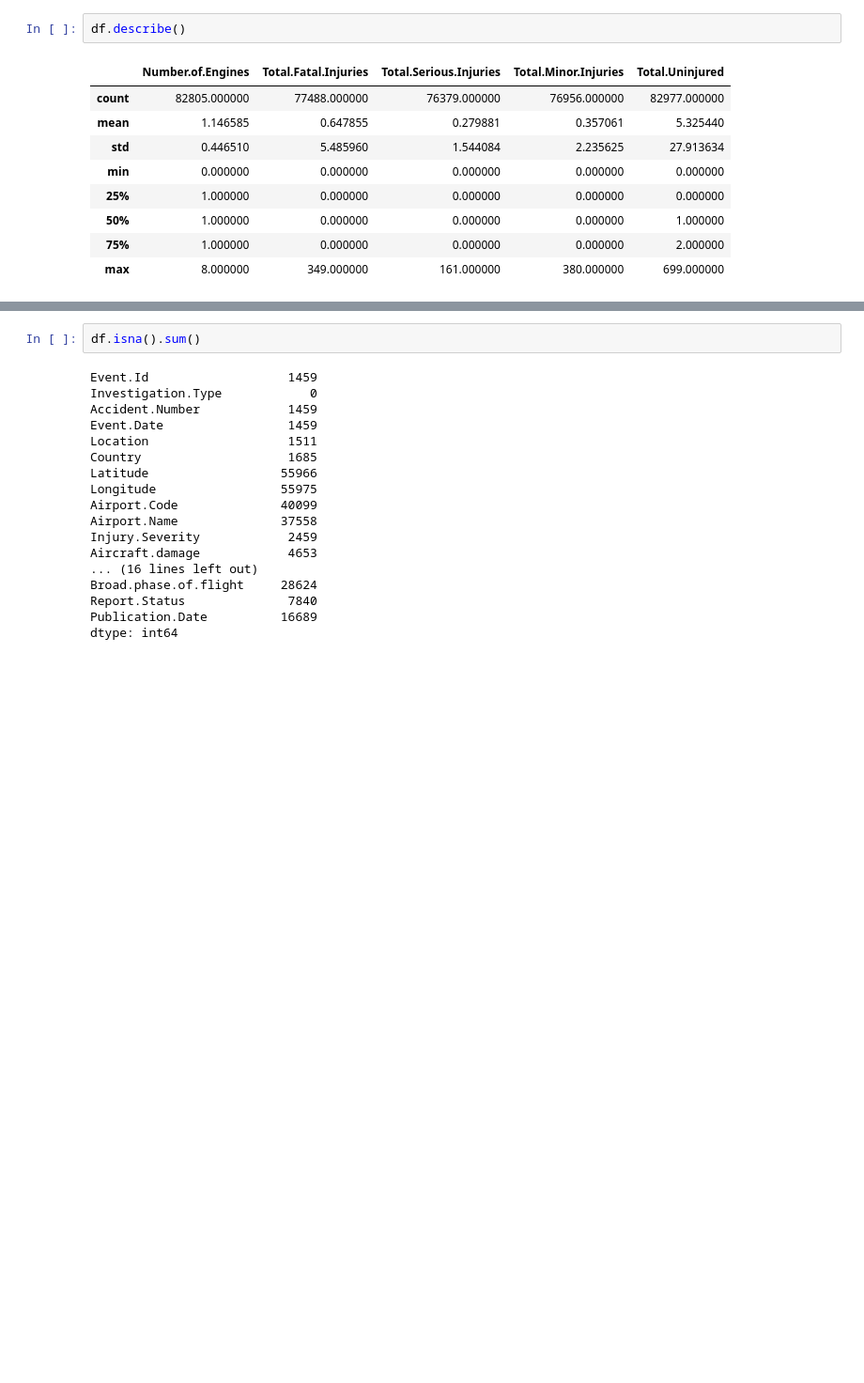
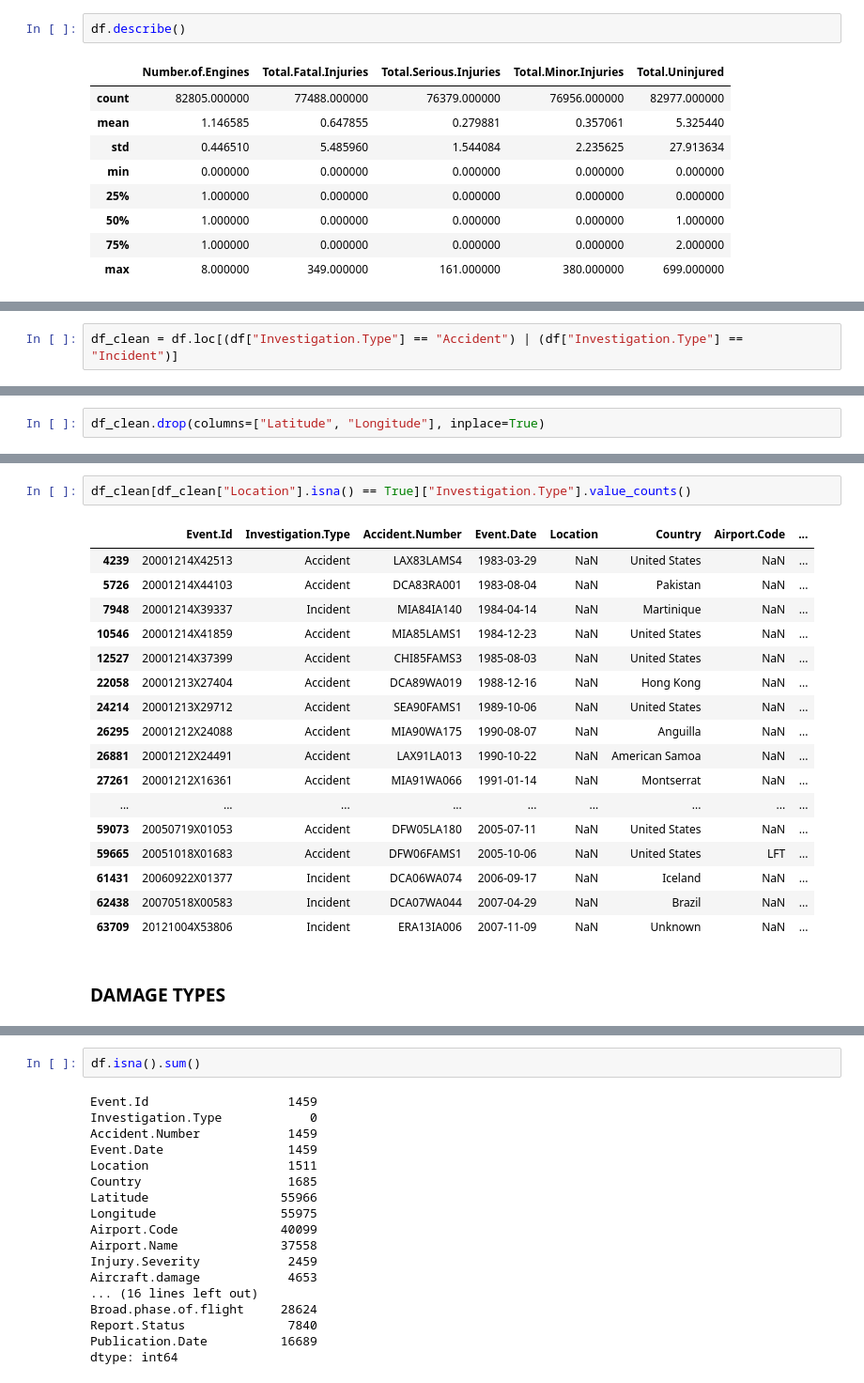
Before and after one commit to dvdhartsman/dsc-phase-1-project-v3, a Jupyter notebook: Untitled1.ipynb, the cells around one changed output, grey strips where cells are left out. Shown at 94% size. Drawn from its saved outputs; the diff is of its cells as text; blank space fills up the shorter version.

```diff
--- a/Untitled1.ipynb
+++ b/Untitled1.ipynb
@@ -30,0 +46,2 @@ df.describe()
+# %%
+df_clean = df.loc[(df["Investigation.Type"] == "Accident") | (df["Investigation.Type"] == "Incident")]
@@ -30,0 +50,2 @@ df.describe()
+# %%
+df_clean.drop(columns=["Latitude", "Longitude"], inplace=True)
@@ -30,0 +96,22 @@ df.describe()
+# %%
+df_clean[df_clean["Location"].isna() == True]["Investigation.Type"].value_counts()
+# %% [output]
+|  | Event.Id | Investigation.Type | Accident.Number | Event.Date | Location | Country | Airport.Code | ... |
+| 4239 | 20001214X42513 | Accident | LAX83LAMS4 | 1983-03-29 | NaN | United States | NaN | ... |
+| 5726 | 20001214X44103 | Accident | DCA83RA001 | 1983-08-04 | NaN | Pakistan | NaN | ... |
+| 7948 | 20001214X39337 | Incident | MIA84IA140 | 1984-04-14 | NaN | Martinique | NaN | ... |
+| 10546 | 20001214X41859 | Accident | MIA85LAMS1 | 1984-12-23 | NaN | United States | NaN | ... |
+| 12527 | 20001214X37399 | Accident | CHI85FAMS3 | 1985-08-03 | NaN | United States | NaN | ... |
+| 22058 | 20001213X27404 | Accident | DCA89WA019 | 1988-12-16 | NaN | Hong Kong | NaN | ... |
+| 24214 | 20001213X29712 | Accident | SEA90FAMS1 | 1989-10-06 | NaN | United States | NaN | ... |
+| 26295 | 20001212X24088 | Accident | MIA90WA175 | 1990-08-07 | NaN | Anguilla | NaN | ... |
+| 26881 | 20001212X24491 | Accident | LAX91LA013 | 1990-10-22 | NaN | American Samoa | NaN | ... |
+| 27261 | 20001212X16361 | Accident | MIA91WA066 | 1991-01-14 | NaN | Montserrat | NaN | ... |
+| ... | ... | ... | ... | ... | ... | ... | ... | ... |
+| 59073 | 20050719X01053 | Accident | DFW05LA180 | 2005-07-11 | NaN | United States | NaN | ... |
+| 59665 | 20051018X01683 | Accident | DFW06FAMS1 | 2005-10-06 | NaN | United States | LFT | ... |
+| 61431 | 20060922X01377 | Incident | DCA06WA074 | 2006-09-17 | NaN | Iceland | NaN | ... |
+| 62438 | 20070518X00583 | Incident | DCA07WA044 | 2007-04-29 | NaN | Brazil | NaN | ... |
+| 63709 | 20121004X53806 | Incident | ERA13IA006 | 2007-11-09 | NaN | Unknown | NaN | ... |
+# %% [markdown]
+### DAMAGE TYPES
```
Also changed, not shown: parts of 22 cells of this notebook.
